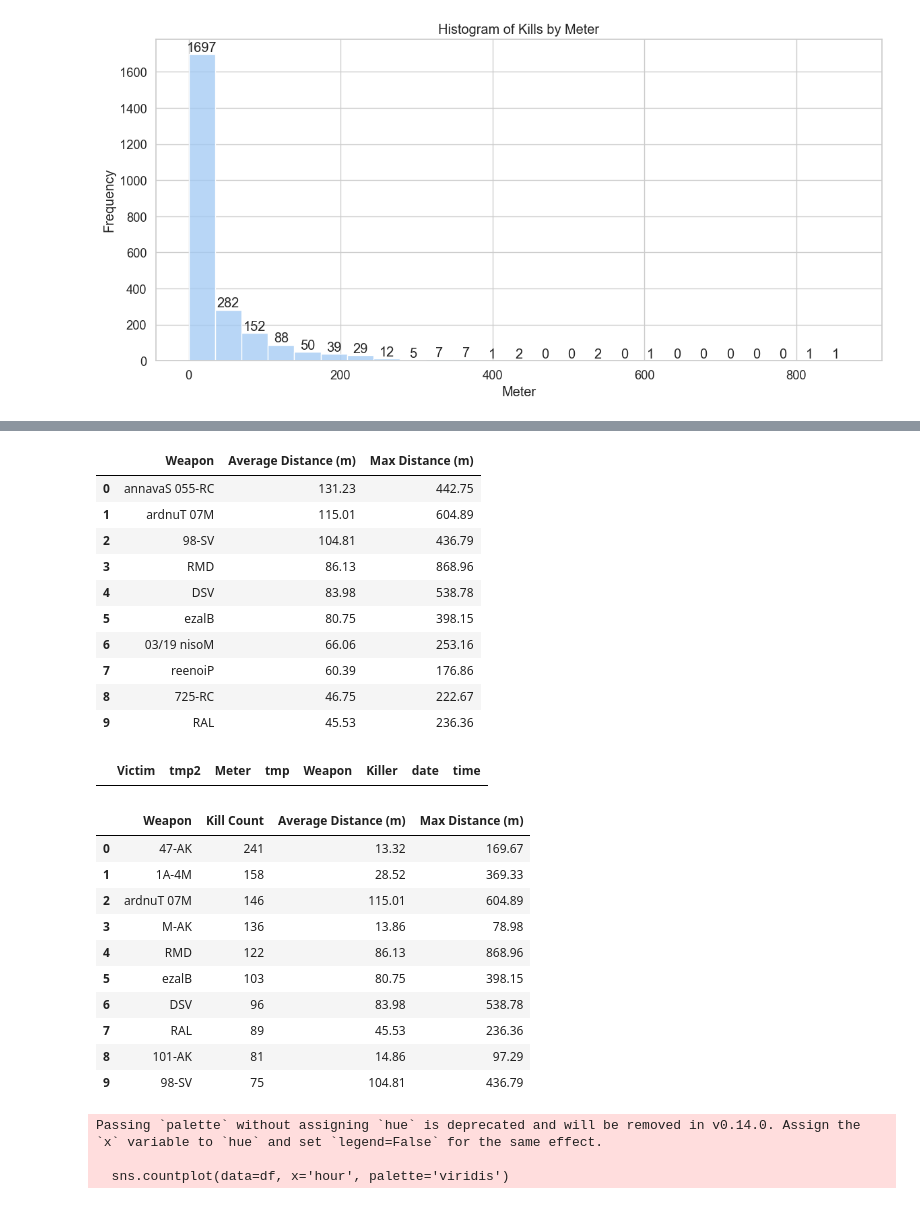
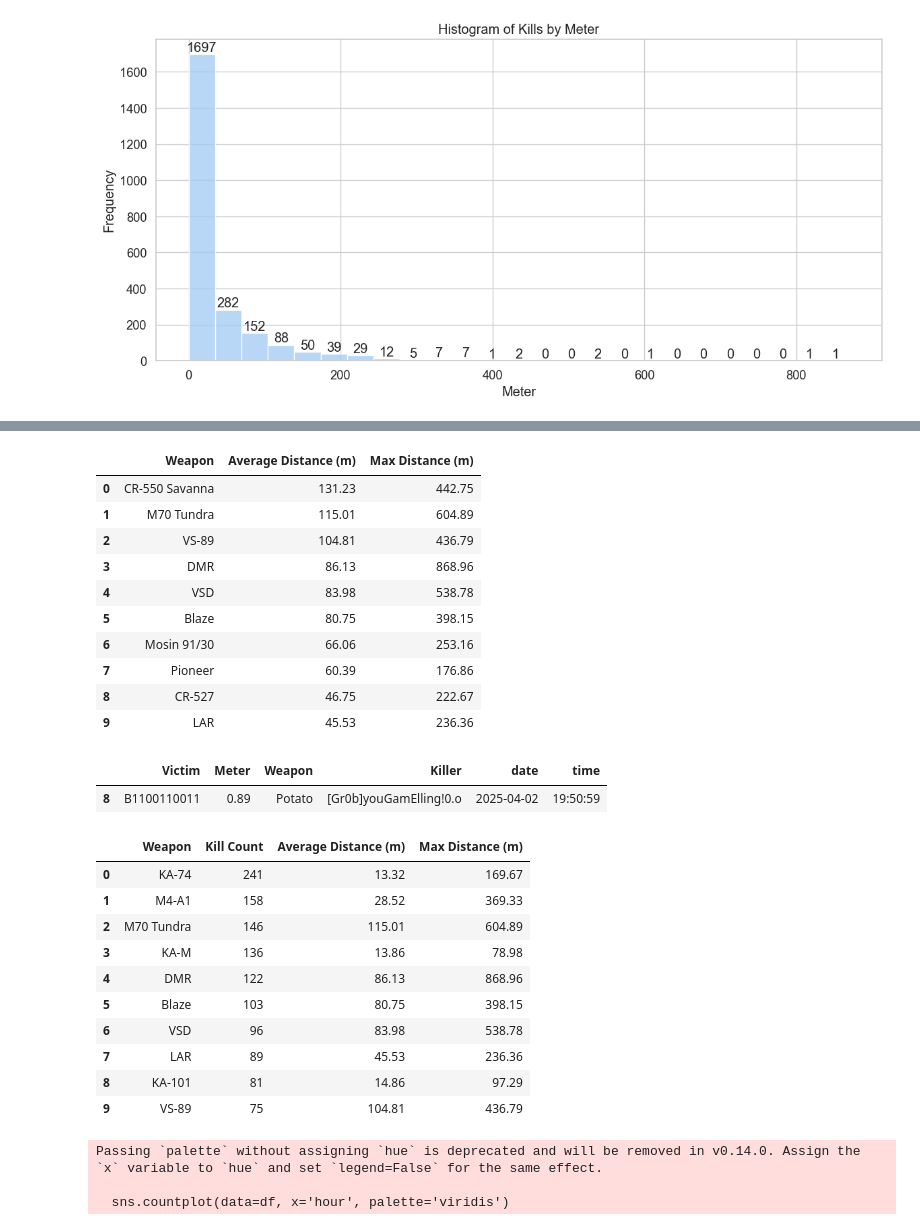
Before and after one commit to lucahlg/DayZAnalytics, a Jupyter notebook: discord.ipynb, the cells around one changed output, grey strips where cells are left out. Saved outputs shown, nothing was run; the diff lists cells and outputs as text; code cells hidden in the pictures.

```diff
--- a/discord.ipynb
+++ b/discord.ipynb
@@ -52,9 +52,12 @@ df['tmp'] = df['tmp'].str.split(' ,').str[1]
 # remove everything behind the first "( " with regex
 df['tmp'] = df['tmp'].str.replace(r'\(.*', '', regex=True)
 # reverse the order of the characters in column tmp again
-df['Weapon'] = df['tmp']
+df['Weapon'] = df['tmp'].str[::-1]
 # split the column tmp2 by " (". Sometimes there are two " (" in the column in this case we combine [0] and [1]
 df['Killer'] = df['tmp2'].str.split(' \(').str[0]
+# drop the column tmp2
+df.drop(columns=['tmp'], inplace=True)
+df.drop(columns=['tmp2'], inplace=True)
 
 
 # drop the column content
@@ -191,48 +194,49 @@ average_kill_distance = pd.merge(average_kill_distance, max_kill_distance, on='W
 average_kill_distance.head(10)
 # %% [output]
 |  | Weapon | Average Distance (m) | Max Distance (m) |
-| 0 | annavaS 055-RC | 131.23 | 442.75 |
-| 1 | ardnuT 07M | 115.01 | 604.89 |
-| 2 | 98-SV | 104.81 | 436.79 |
-| 3 | RMD | 86.13 | 868.96 |
-| 4 | DSV | 83.98 | 538.78 |
-| 5 | ezalB | 80.75 | 398.15 |
-| 6 | 03/19 nisoM | 66.06 | 253.16 |
-| 7 | reenoiP | 60.39 | 176.86 |
-| 8 | 725-RC | 46.75 | 222.67 |
-| 9 | RAL | 45.53 | 236.36 |
+| 0 | CR-550 Savanna | 131.23 | 442.75 |
+| 1 | M70 Tundra | 115.01 | 604.89 |
+| 2 | VS-89 | 104.81 | 436.79 |
+| 3 | DMR | 86.13 | 868.96 |
+| 4 | VSD | 83.98 | 538.78 |
+| 5 | Blaze | 80.75 | 398.15 |
+| 6 | Mosin 91/30 | 66.06 | 253.16 |
+| 7 | Pioneer | 60.39 | 176.86 |
+| 8 | CR-527 | 46.75 | 222.67 |
+| 9 | LAR | 45.53 | 236.36 |
 # %%
 # all kills with weapon "Potato"
 potato_kills = df[df['Weapon'] == 'Potato']
 potato_kills
 # %% [output]
-|  | Victim | tmp2 | Meter | tmp | Weapon | Killer | date | time |
+|  | Victim | Meter | Weapon | Killer | date | time |
+| 8 | B1100110011 | 0.89 | Potato | [Gr0b]youGamElling!0.o | 2025-04-02 | 19:50:59 |
 # %%
 # Top weapons by kill count with average distance
-top_weapons_by_kill_count = df['tmp'].value_counts().reset_index()
+top_weapons_by_kill_count = df['Weapon'].value_counts().reset_index()
 top_weapons_by_kill_count.columns = ['Weapon', 'Kill Count']
 top_weapons_by_kill_count.reset_index(drop=True, inplace=True)
 
 # Merge with average kill distance
 top_weapons_with_avg_distance = top_weapons_by_kill_count.merge(
     average_kill_distance, on='Weapon', how='left'
 )
 
 # Sort by kill count and display the top 10
 top_weapons_with_avg_distance.sort_values(by='Kill Count', ascending=False, inplace=True)
 top_weapons_with_avg_distance.head(10)
 # %% [output]
 |  | Weapon | Kill Count | Average Distance (m) | Max Distance (m) |
-| 0 | 47-AK | 241 | 13.32 | 169.67 |
-| 1 | 1A-4M | 158 | 28.52 | 369.33 |
-| 2 | ardnuT 07M | 146 | 115.01 | 604.89 |
-| 3 | M-AK | 136 | 13.86 | 78.98 |
-| 4 | RMD | 122 | 86.13 | 868.96 |
-| 5 | ezalB | 103 | 80.75 | 398.15 |
-| 6 | DSV | 96 | 83.98 | 538.78 |
-| 7 | RAL | 89 | 45.53 | 236.36 |
-| 8 | 101-AK | 81 | 14.86 | 97.29 |
-| 9 | 98-SV | 75 | 104.81 | 436.79 |
+| 0 | KA-74 | 241 | 13.32 | 169.67 |
+| 1 | M4-A1 | 158 | 28.52 | 369.33 |
+| 2 | M70 Tundra | 146 | 115.01 | 604.89 |
+| 3 | KA-M | 136 | 13.86 | 78.98 |
+| 4 | DMR | 122 | 86.13 | 868.96 |
+| 5 | Blaze | 103 | 80.75 | 398.15 |
+| 6 | VSD | 96 | 83.98 | 538.78 |
+| 7 | LAR | 89 | 45.53 | 236.36 |
+| 8 | KA-101 | 81 | 14.86 | 97.29 |
+| 9 | VS-89 | 75 | 104.81 | 436.79 |
 # %%
 # visualize the time and frequency of kills per hour
 plt.figure(figsize=(12, 6))
```
Also changed, not shown: parts of 3 cells of this notebook.
